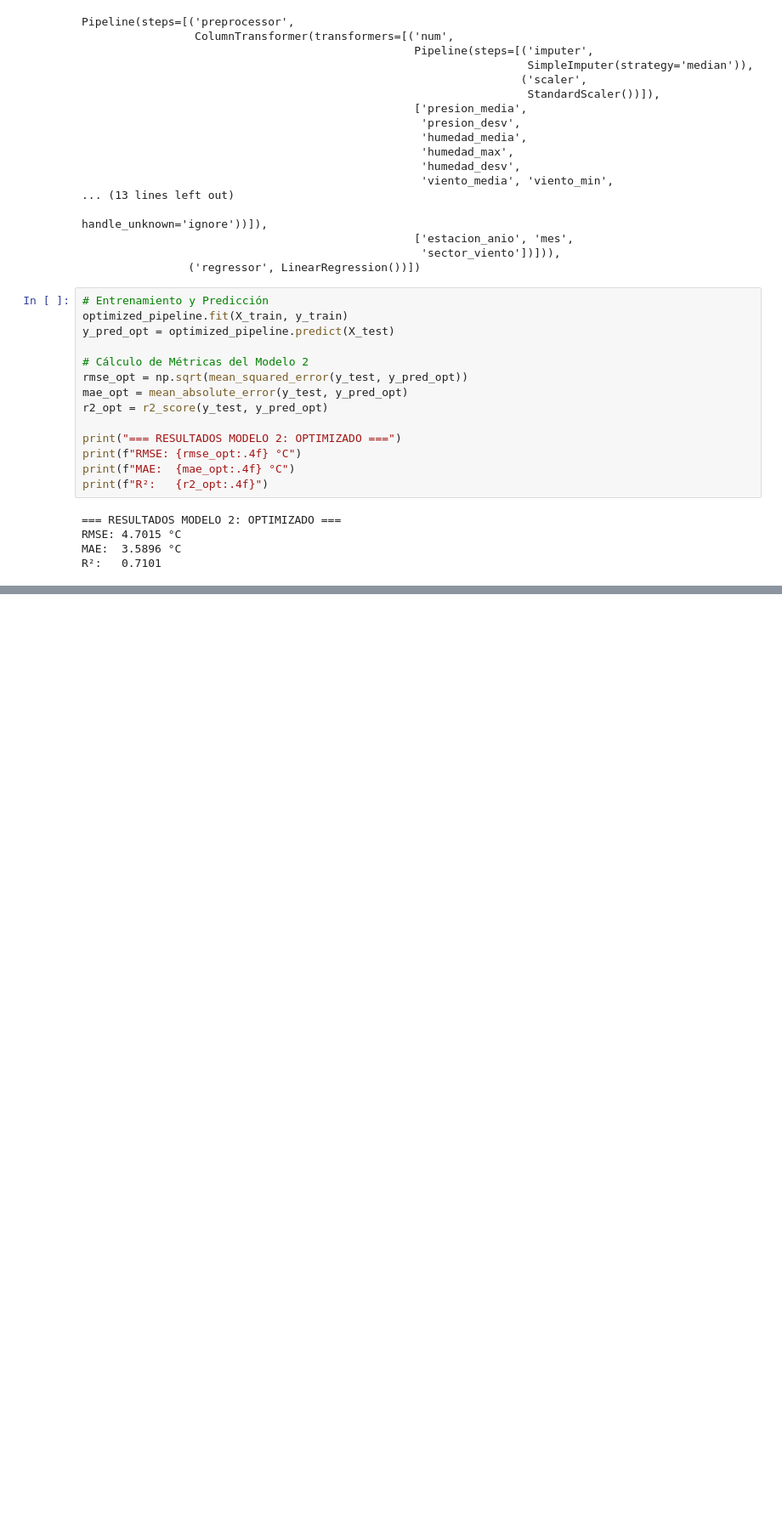
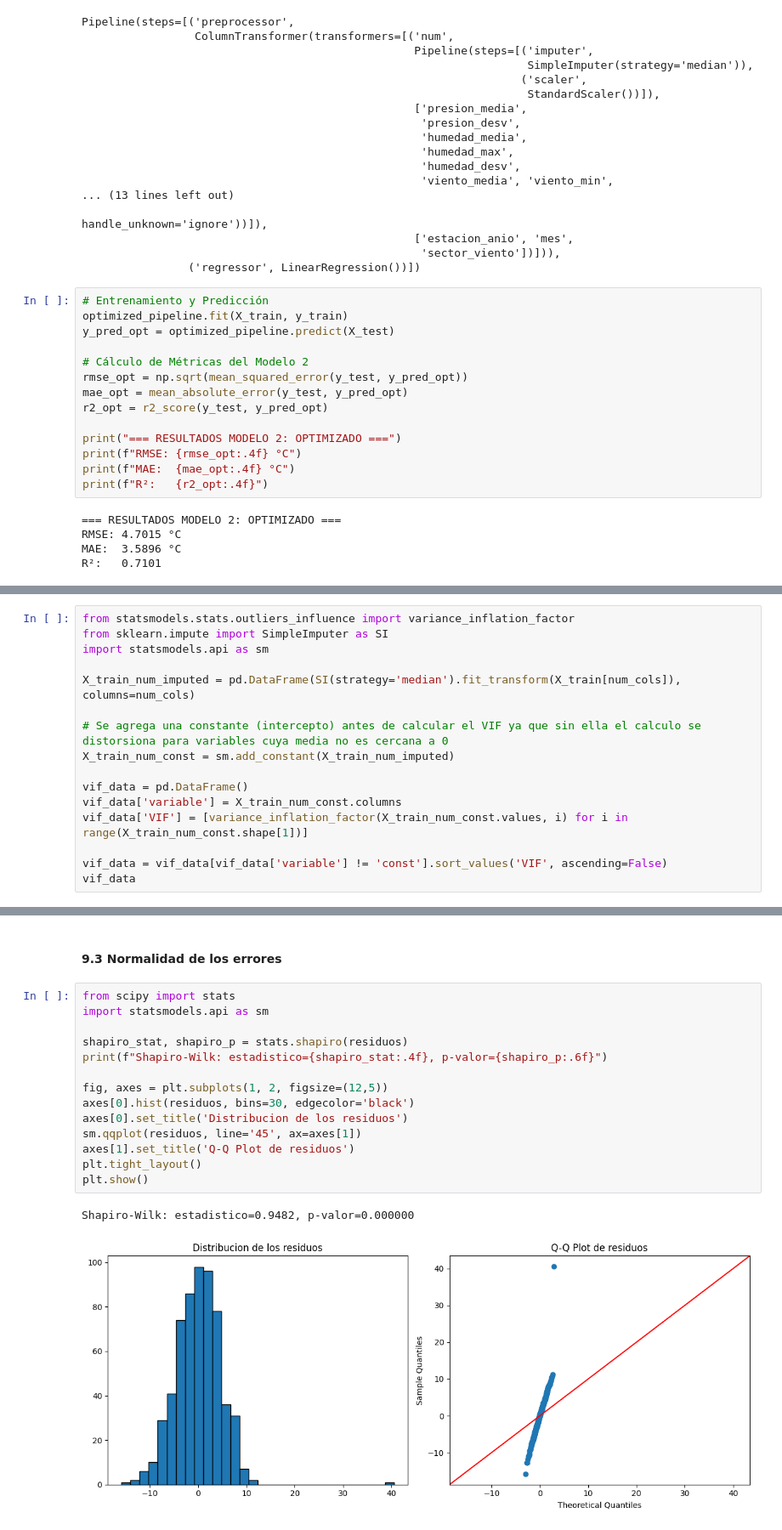
Before and after one commit to DanielEPardo/Lab1-ML, a Jupyter notebook: Laboratorio 1 - Exploración, preparación y regresión lineal.ipynb, the cells around one changed output, grey strips where cells are left out. Shown at 85% size. Saved outputs shown, nothing was run; the diff lists cells and outputs as text; blank space fills up the shorter version.

```diff
--- a/Laboratorio 1 - Exploración, preparación y regresión lineal.ipynb
+++ b/Laboratorio 1 - Exploración, preparación y regresión lineal.ipynb
@@ -980,0 +1098,16 @@ R²:   0.7101
+# %%
+from statsmodels.stats.outliers_influence import variance_inflation_factor
+from sklearn.impute import SimpleImputer as SI
+import statsmodels.api as sm
+
+X_train_num_imputed = pd.DataFrame(SI(strategy='median').fit_transform(X_train[num_cols]), columns=num_cols)
+
+# Se agrega una constante (intercepto) antes de calcular el VIF ya que sin ella el calculo se distorsiona para variables cuya media no es cercana a 0
+X_train_num_const = sm.add_constant(X_train_num_imputed)
+
+vif_data = pd.DataFrame()
+vif_data['variable'] = X_train_num_const.columns
+vif_data['VIF'] = [variance_inflation_factor(X_train_num_const.values, i) for i in range(X_train_num_const.shape[1])]
+
+vif_data = vif_data[vif_data['variable'] != 'const'].sort_values('VIF', ascending=False)
+vif_data
@@ -980,0 +1169,19 @@ R²:   0.7101
+# %% [markdown]
+#### 9.3 Normalidad de los errores
+# %%
+from scipy import stats
+import statsmodels.api as sm
+
+shapiro_stat, shapiro_p = stats.shapiro(residuos)
+print(f"Shapiro-Wilk: estadistico={shapiro_stat:.4f}, p-valor={shapiro_p:.6f}")
+
+fig, axes = plt.subplots(1, 2, figsize=(12,5))
+axes[0].hist(residuos, bins=30, edgecolor='black')
+axes[0].set_title('Distribucion de los residuos')
+sm.qqplot(residuos, line='45', ax=axes[1])
+axes[1].set_title('Q-Q Plot de residuos')
+plt.tight_layout()
+plt.show()
+# %% [output]
+Shapiro-Wilk: estadistico=0.9482, p-valor=0.000000
+[figure, added]
```
Also changed, not shown: parts of 25 cells of this notebook.
